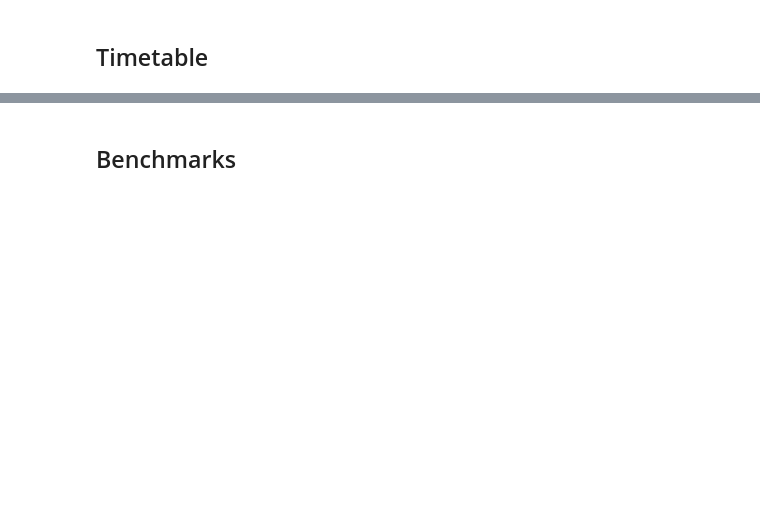
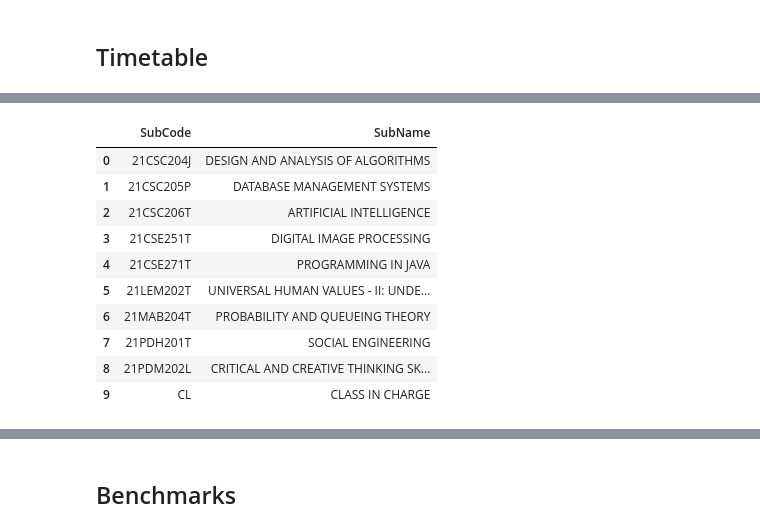
Before and after one commit to devasheeshG/AttendenceManagerBackend, a Jupyter notebook: experiments/automate_website.ipynb, the cells around one changed output, grey strips where cells are left out. Drawn from its saved outputs; the diff is of its cells as text; code cells hidden in the pictures; blank space fills up the shorter version.

```diff
--- a/experiments/automate_website.ipynb
+++ b/experiments/automate_website.ipynb
@@ -101,0 +168,16 @@ lst
+# %%
+# Clean the legends dataframe
+legends.rename(columns={'Code': 'SubCode', 'Description': 'SubName'}, inplace=True)
+legends
+# %% [output]
+|  | SubCode | SubName |
+| 0 | 21CSC204J | DESIGN AND ANALYSIS OF ALGORITHMS |
+| 1 | 21CSC205P | DATABASE MANAGEMENT SYSTEMS |
+| 2 | 21CSC206T | ARTIFICIAL INTELLIGENCE |
+| 3 | 21CSE251T | DIGITAL IMAGE PROCESSING |
+| 4 | 21CSE271T | PROGRAMMING IN JAVA |
+| 5 | 21LEM202T | UNIVERSAL HUMAN VALUES - II: UNDE... |
+| 6 | 21MAB204T | PROBABILITY AND QUEUEING THEORY |
+| 7 | 21PDH201T | SOCIAL ENGINEERING |
+| 8 | 21PDM202L | CRITICAL AND CREATIVE THINKING SK... |
+| 9 | CL | CLASS IN CHARGE |
```
Also changed, not shown: parts of 20 cells of this notebook, 1 other file.
